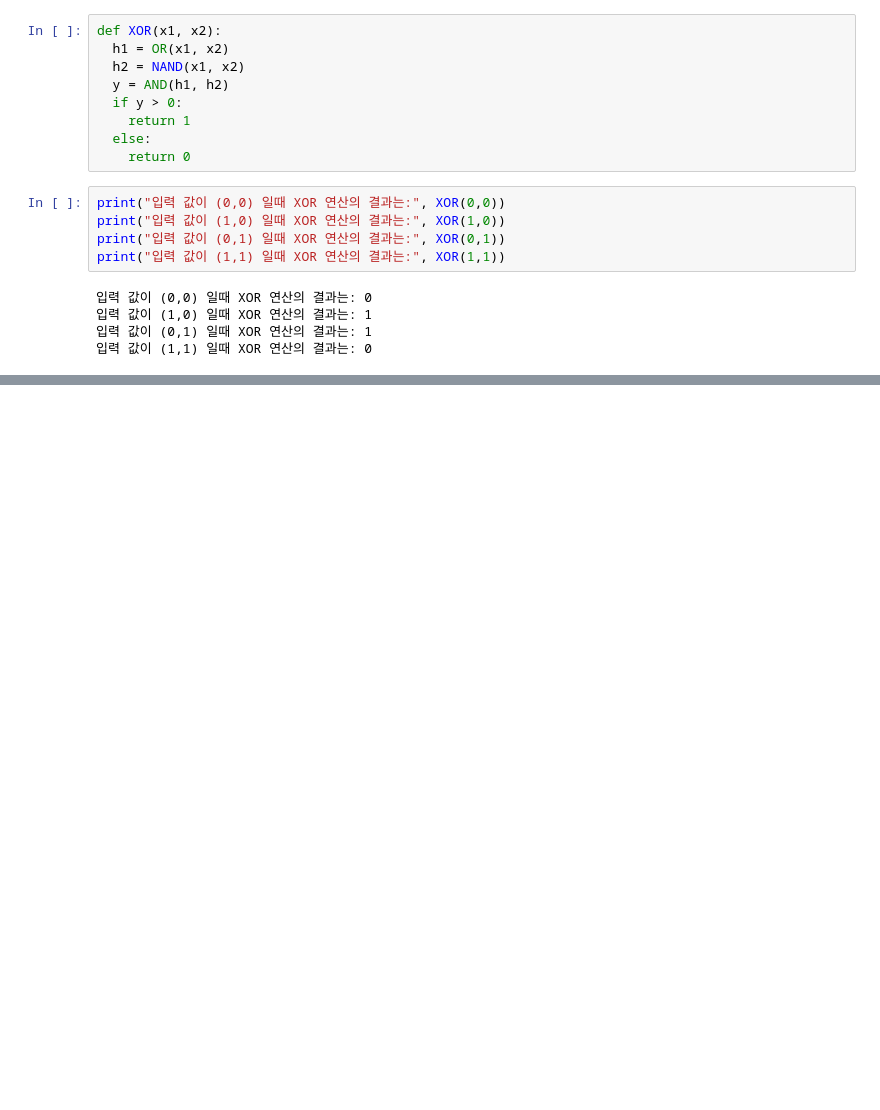
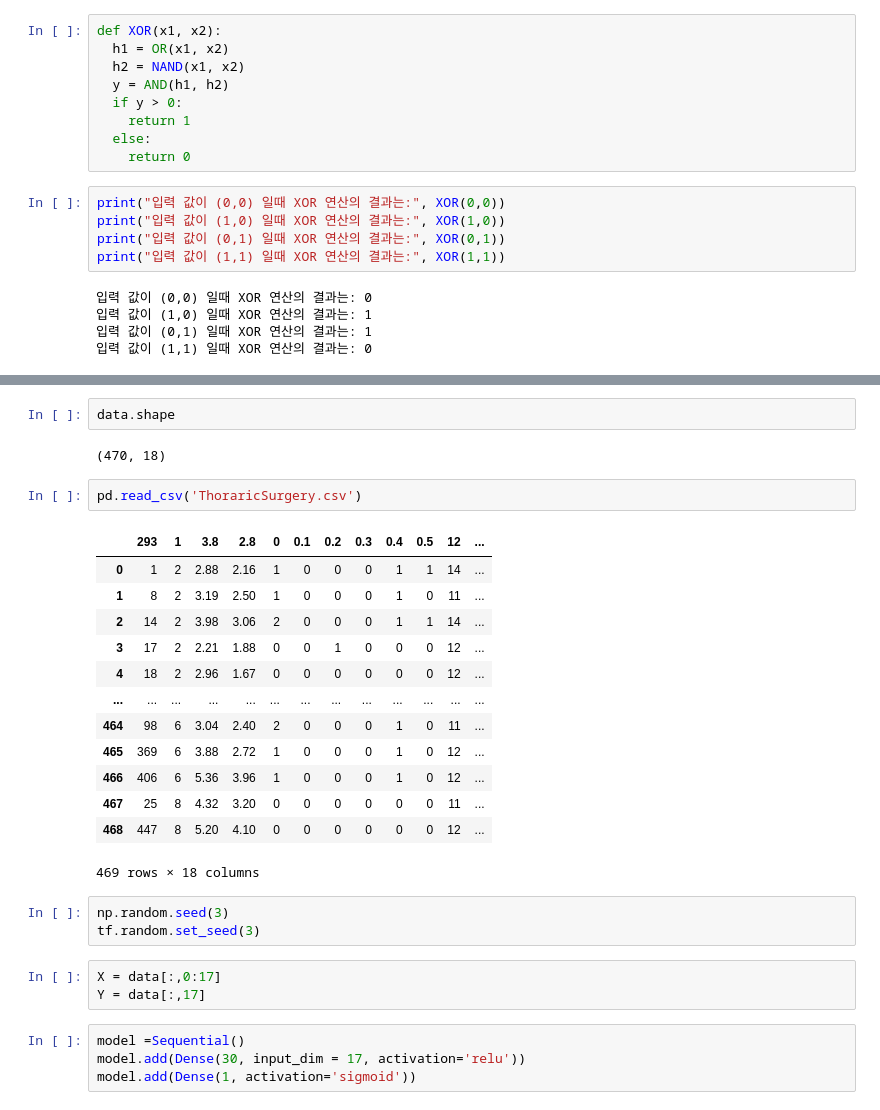
Before and after one commit to LEESUAJE1978/deeplearning_sejong, a Jupyter notebook: ex10_analysis.ipynb, the cells around one changed output, grey strips where cells are left out. Saved outputs shown, nothing was run; the diff lists cells and outputs as text; blank space fills up the shorter version.

```diff
--- a/ex10_analysis.ipynb
+++ b/ex10_analysis.ipynb
@@ -100,0 +225,30 @@ print("입력 값이 (1,1) 일때 XOR 연산의 결과는:", XOR(1,1))
+# %%
+data.shape
+# %% [output]
+(470, 18)
+# %%
+pd.read_csv('ThoraricSurgery.csv')
+# %% [output]
+|  | 293 | 1 | 3.8 | 2.8 | 0 | 0.1 | 0.2 | 0.3 | 0.4 | 0.5 | 12 | ... |
+| 0 | 1 | 2 | 2.88 | 2.16 | 1 | 0 | 0 | 0 | 1 | 1 | 14 | ... |
+| 1 | 8 | 2 | 3.19 | 2.50 | 1 | 0 | 0 | 0 | 1 | 0 | 11 | ... |
+| 2 | 14 | 2 | 3.98 | 3.06 | 2 | 0 | 0 | 0 | 1 | 1 | 14 | ... |
+| 3 | 17 | 2 | 2.21 | 1.88 | 0 | 0 | 1 | 0 | 0 | 0 | 12 | ... |
+| 4 | 18 | 2 | 2.96 | 1.67 | 0 | 0 | 0 | 0 | 0 | 0 | 12 | ... |
+| ... | ... | ... | ... | ... | ... | ... | ... | ... | ... | ... | ... | ... |
+| 464 | 98 | 6 | 3.04 | 2.40 | 2 | 0 | 0 | 0 | 1 | 0 | 11 | ... |
+| 465 | 369 | 6 | 3.88 | 2.72 | 1 | 0 | 0 | 0 | 1 | 0 | 12 | ... |
+| 466 | 406 | 6 | 5.36 | 3.96 | 1 | 0 | 0 | 0 | 1 | 0 | 12 | ... |
+| 467 | 25 | 8 | 4.32 | 3.20 | 0 | 0 | 0 | 0 | 0 | 0 | 11 | ... |
+| 468 | 447 | 8 | 5.20 | 4.10 | 0 | 0 | 0 | 0 | 0 | 0 | 12 | ... |
+469 rows × 18 columns
+# %%
+np.random.seed(3)
+tf.random.set_seed(3)
+# %%
+X = data[:,0:17]
+Y = data[:,17]
+# %%
+model =Sequential()
+model.add(Dense(30, input_dim = 17, activation='relu'))
+model.add(Dense(1, activation='sigmoid'))
```
Also changed, not shown: parts of 32 cells of this notebook.
